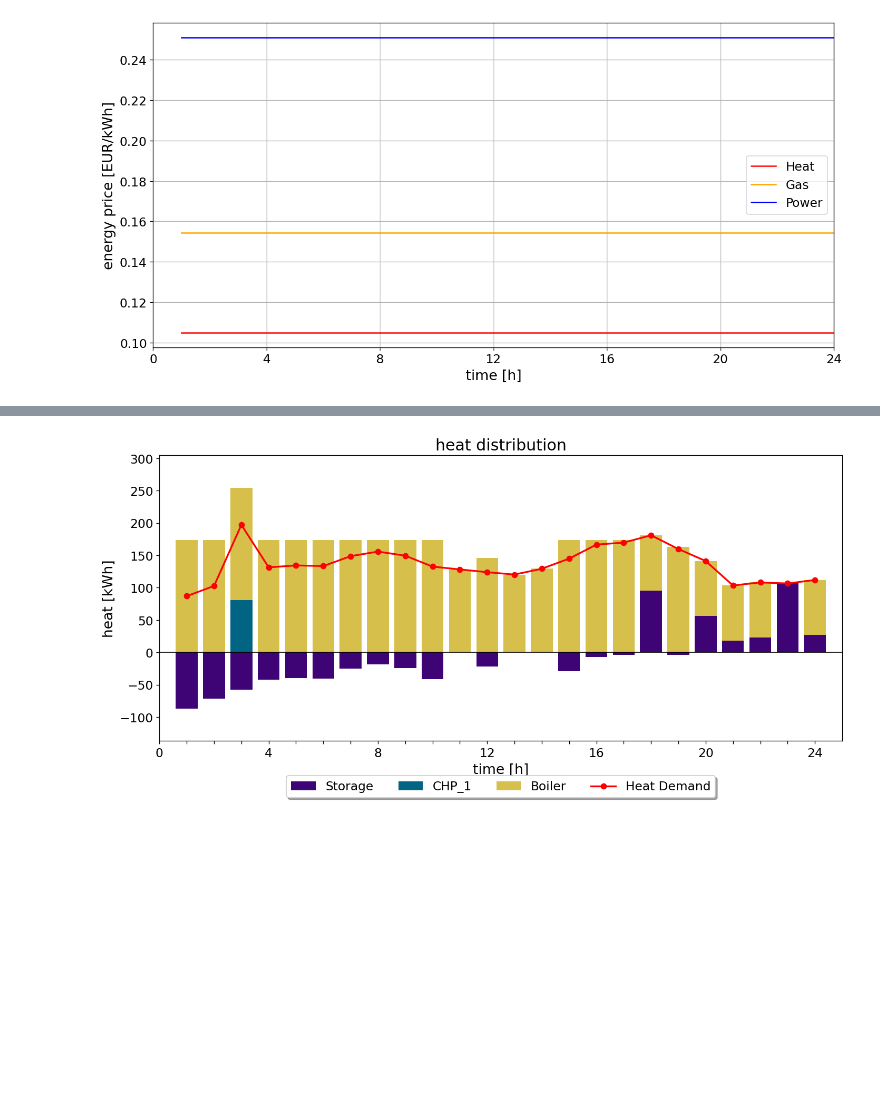
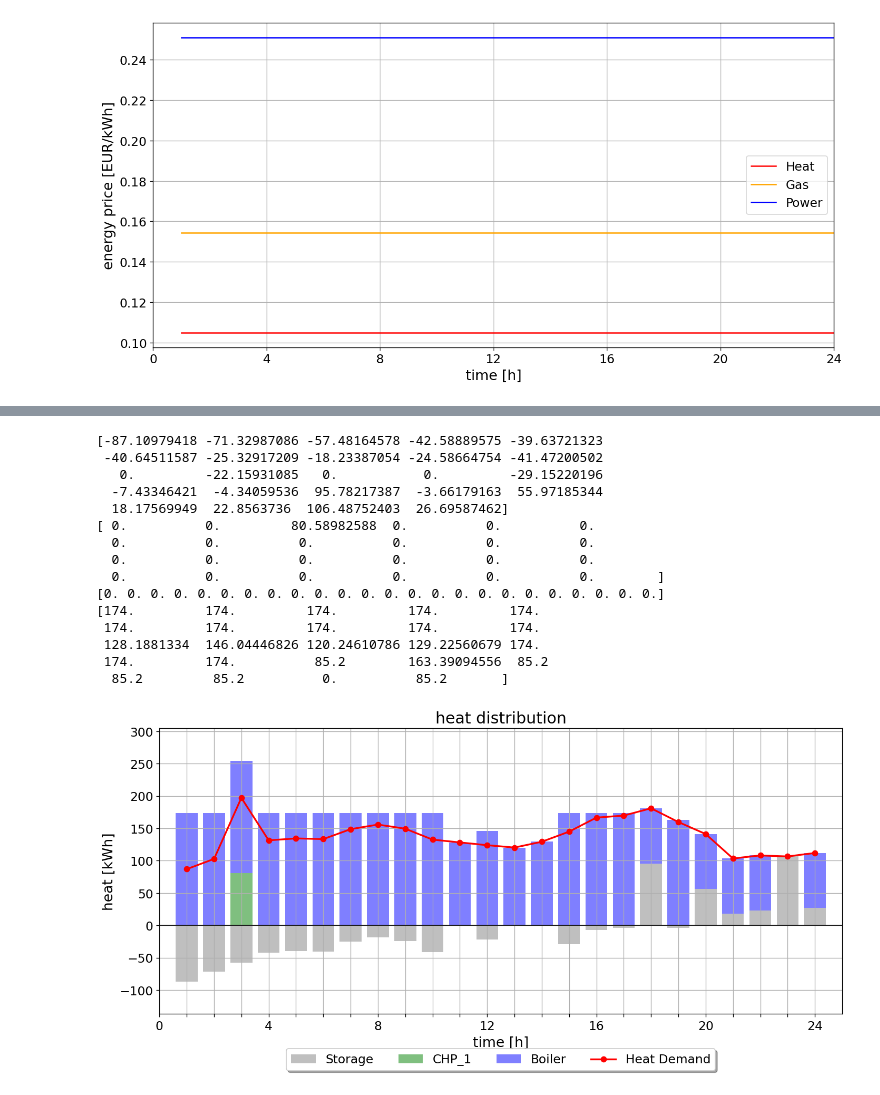
Before and after one commit to 0815Paul/SPMA, a Jupyter notebook: postprocessing/postprocessing.ipynb, the cells around one changed output, grey strips where cells are left out. Drawn from its saved outputs; the diff is of its cells as text; code cells hidden in the pictures; blank space fills up the shorter version.

Commit message:
Added some graphs

```diff
--- a/postprocessing/postprocessing.ipynb
+++ b/postprocessing/postprocessing.ipynb
@@ -223,13 +223,6 @@ storage_out = combinded_df['Scenario1.heat_storage1.heat_discharge']  # Positive
 storage = storage_in + storage_out  # Net storage flow
 hd = combinded_df['Scenario1.heat_demand']  # Heat demand (line plot)
 
-# Set colors with cmasher
-colors = cmr.take_cmap_colors('cmr.rainforest', N=4, cmap_range=(0.2, 0.8))
-storage_color = colors[0]
-chp1_color = colors[1]
-chp2_color = colors[2]
-boiler_color = colors[3]
-
 # Create the figure and axis
 fig, ax = plt.subplots(figsize=(12, 6), dpi=120)
 
@@ -239,10 +232,10 @@ neg_bottom = np.zeros(len(hours))
 
 # Components to plot
 components = [
-    (storage, 'Storage', storage_color),
-    (chp1, 'CHP_1', chp1_color),
-    (chp2, 'CHP_2', chp2_color),
-    (boiler, 'Boiler', boiler_color),
+    (storage, 'Storage', 'grey'),
+    (chp1, 'CHP_1', 'green'),
+    (chp2, 'CHP_2', 'darkrgeen'),
+    (boiler, 'Boiler', 'blue'),
 ]
 
 # To avoid duplicate labels in the legend
@@ -252,12 +245,13 @@ labels = []
 # Plot each component
 for data_component, label, color in components:
     data_component = np.array(data_component)
+    print(data_component)
     # Separate positive and negative values
     pos_values = np.where(data_component > 0, data_component, 0)
     neg_values = np.where(data_component < 0, data_component, 0)
     # Plot positive values
     if np.any(pos_values):
-        bars = ax.bar(hours, pos_values, bottom=pos_bottom, color=color)
+        bars = ax.bar(hours, pos_values, bottom=pos_bottom, color=color, alpha=0.5)
         pos_bottom += pos_values
         # Only add label if not already added
         if label not in labels:
@@ -265,38 +259,53 @@ for data_component, label, color in components:
             labels.append(label)
     # Plot negative values
     if np.any(neg_values):
-        bars = ax.bar(hours, neg_values, bottom=neg_bottom, color=color)
+        bars = ax.bar(hours, neg_values, bottom=neg_bottom, color=color, alpha=0.5)
         neg_bottom += neg_values
         # Only add label if not already added
         if label not in labels:
             handles.append(bars[0])
             labels.append(label)
 
 # Plot the line for Heat Demand
 line_hd, = ax.plot(hours, hd, label='Heat Demand', color='red', marker='o', linewidth=2)
 handles.append(line_hd)
 labels.append('Heat Demand')
 
 # Add horizontal line at y=0
 ax.axhline(0, color='black', linewidth=1)
 
 # Set axis labels and title
 # Set Axis Properties
 set_axis_properties(ax, 'heat distribution', 'heat [kWh]', 'time [h]', fontsize_title, fontsize_label)
 
 # Adjust the grid, ticks, and axis limits
-ax.grid(False)
+ax.grid(True)
 ax.set_xticks(np.arange(0, 25, 1))  # X-axis with hours
 ax.set_xlim([0, 25])  # Set the X range
 ax.set_ylim([neg_bottom.min() - 50, pos_bottom.max() + 50])  # Adjust Y range based on data
 ax.tick_params(axis='both', labelsize=fontsize_ticks)
 
 # Add the legend
 ax.legend(handles, labels, loc='upper center', bbox_to_anchor=(0.5, -0.1),
           fancybox=True, shadow=True, ncol=4, fontsize=fontsize_ticks)
 
 # Show the plot
 plt.tight_layout()
 plt.show()
 # %% [output]
+[-87.10979418 -71.32987086 -57.48164578 -42.58889575 -39.63721323
+ -40.64511587 -25.32917209 -18.23387054 -24.58664754 -41.47200502
+   0.         -22.15931085   0.           0.         -29.15220196
+  -7.43346421  -4.34059536  95.78217387  -3.66179163  55.97185344
+  18.17569949  22.8563736  106.48752403  26.69587462]
+[ 0.          0.         80.58982588  0.          0.          0.
+  0.          0.          0.          0.          0.          0.
+  0.          0.          0.          0.          0.          0.
+  0.          0.          0.          0.          0.          0.        ]
+[0. 0. 0. 0. 0. 0. 0. 0. 0. 0. 0. 0. 0. 0. 0. 0. 0. 0. 0. 0. 0. 0. 0. 0.]
+[174.         174.         174.         174.         174.
+ 174.         174.         174.         174.         174.
+ 128.1881334  146.04446826 120.24610786 129.22560679 174.
+ 174.         174.          85.2        163.39094556  85.2
+  85.2         85.2          0.          85.2       ]
-[figure, old version]
+[figure, new version]
```
Also changed, not shown: parts of 1 cell of this notebook.
